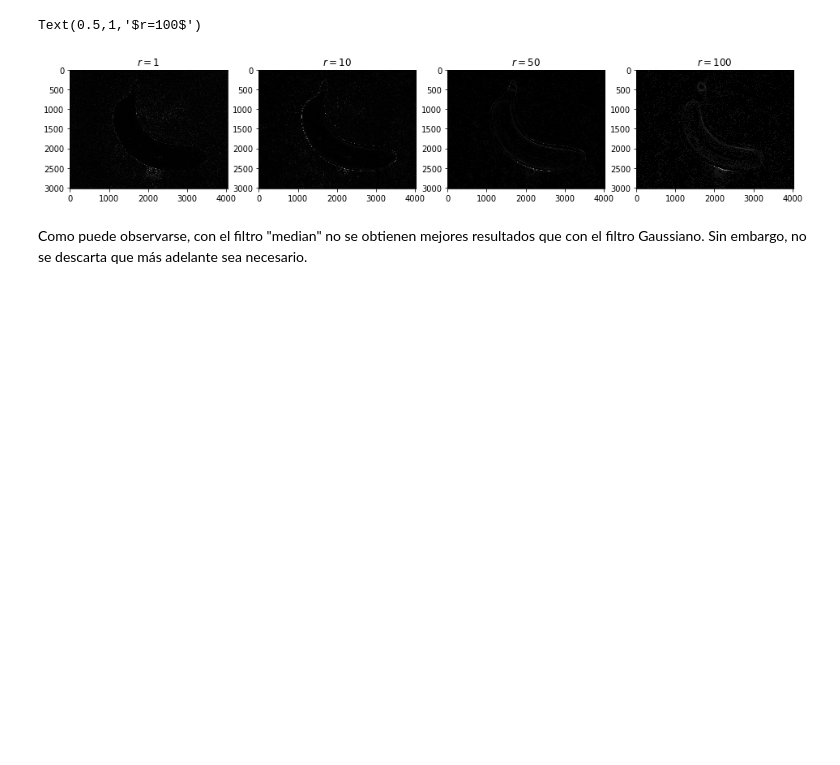
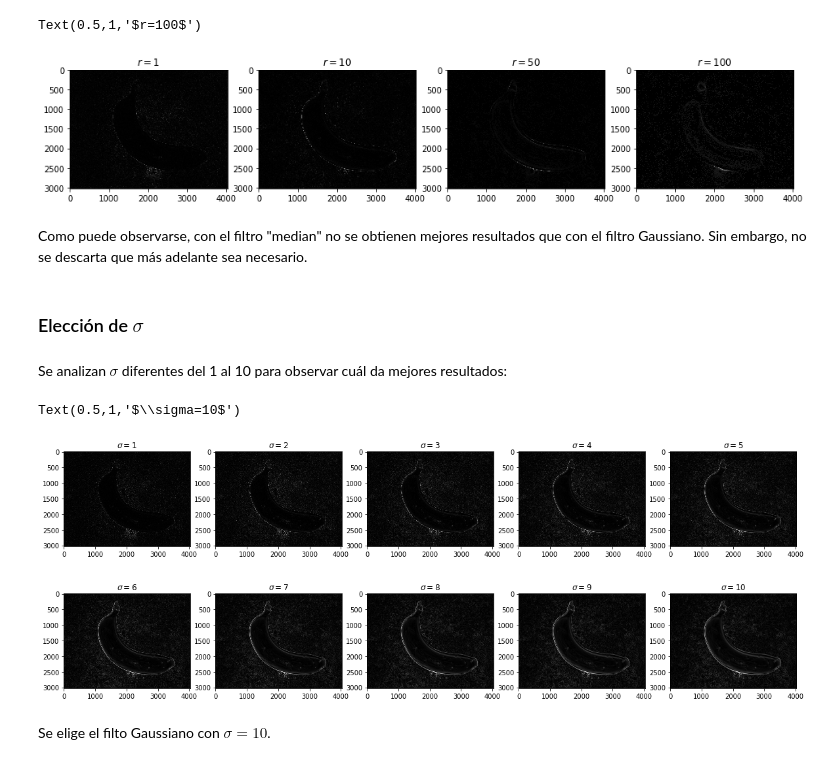
Before and after one commit to gonzafernan/fruit-classifier, a Jupyter notebook: 02-filtracion.ipynb, the cells around one changed output. Saved outputs shown, nothing was run; the diff lists cells and outputs as text; code cells hidden in the pictures; blank space fills up the shorter version.

```diff
--- a/02-filtracion.ipynb
+++ b/02-filtracion.ipynb
@@ -362,3 +362,64 @@ Text(0.5,1,'$r=100$')
 [figure]
 # %% [markdown]
 Como puede observarse, con el filtro "median" no se obtienen mejores resultados que con el filtro Gaussiano. Sin embargo, no se descarta que más adelante sea necesario.
+# %% [markdown]
+### Elección de $\sigma$
+# %% [markdown]
+Se analizan $\sigma$ diferentes del 1 al 10 para observar cuál da mejores resultados:
+# %%
+# OPTIMIZAR ESTE PEDAZO DE CÓDIGO
+
+bs0 = filters.gaussian(banana, sigma=1)
+bs1 = filters.gaussian(banana, sigma=2)
+bs2 = filters.gaussian(banana, sigma=3)
+bs3 = filters.gaussian(banana, sigma=4)
+bs4 = filters.gaussian(banana, sigma=5)
+
+bs5 = filters.gaussian(banana, sigma=6)
+bs6 = filters.gaussian(banana, sigma=7)
+bs7 = filters.gaussian(banana, sigma=8)
+bs8 = filters.gaussian(banana, sigma=9)
+bs9 = filters.gaussian(banana, sigma=10)
+
+bsobel0 = filters.sobel(bs0)
+bsobel1 = filters.sobel(bs1)
+bsobel2 = filters.sobel(bs2)
+bsobel3 = filters.sobel(bs3)
+bsobel4 = filters.sobel(bs4)
+
+bsobel5 = filters.sobel(bs5)
+bsobel6 = filters.sobel(bs6)
+bsobel7 = filters.sobel(bs7)
+bsobel8 = filters.sobel(bs8)
+bsobel9 = filters.sobel(bs9)
+
+f, (ax0, ax1, ax2, ax3, ax4) = plt.subplots(1, 5, figsize=(20, 20))
+f, (ax5, ax6, ax7, ax8, ax9) = plt.subplots(1, 5, figsize=(20, 20))
+
+ax0.imshow(bsobel0)
+ax0.set_title('$\sigma=1$')
+ax1.imshow(bsobel1)
+ax1.set_title('$\sigma=2$')
+ax2.imshow(bsobel2)
+ax2.set_title('$\sigma=3$')
+ax3.imshow(bsobel3)
+ax3.set_title('$\sigma=4$')
+ax4.imshow(bsobel4)
+ax4.set_title('$\sigma=5$')
+
+ax5.imshow(bsobel5)
+ax5.set_title('$\sigma=6$')
+ax6.imshow(bsobel6)
+ax6.set_title('$\sigma=7$')
+ax7.imshow(bsobel7)
+ax7.set_title('$\sigma=8$')
+ax8.imshow(bsobel8)
+ax8.set_title('$\sigma=9$')
+ax9.imshow(bsobel9)
+ax9.set_title('$\sigma=10$')
+# %% [output]
+Text(0.5,1,'$\\sigma=10$')
+[figure, added]
+[figure, added]
+# %% [markdown]
+Se elige el filto Gaussiano con $\sigma=10$.
```
Also changed, not shown: 2 other files.
